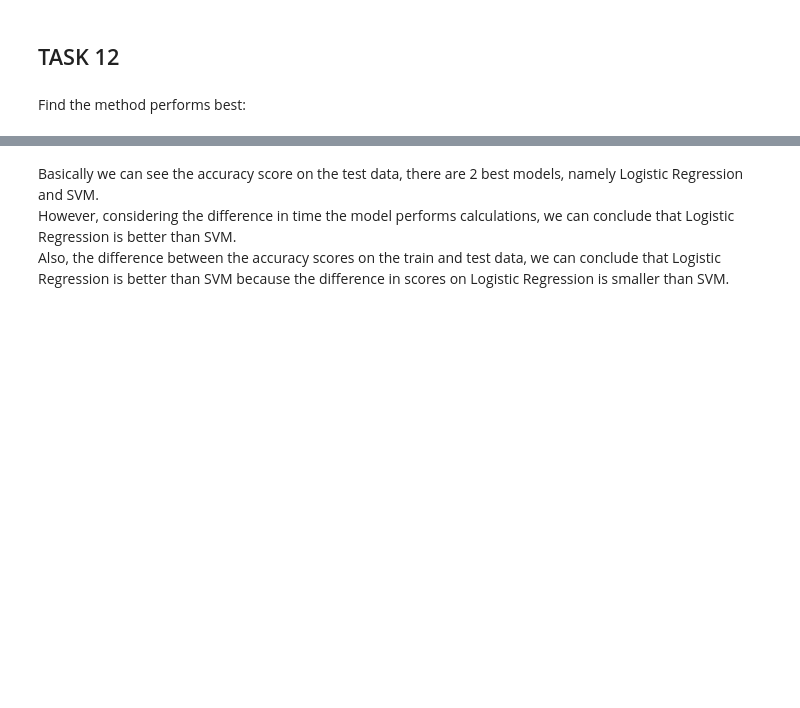
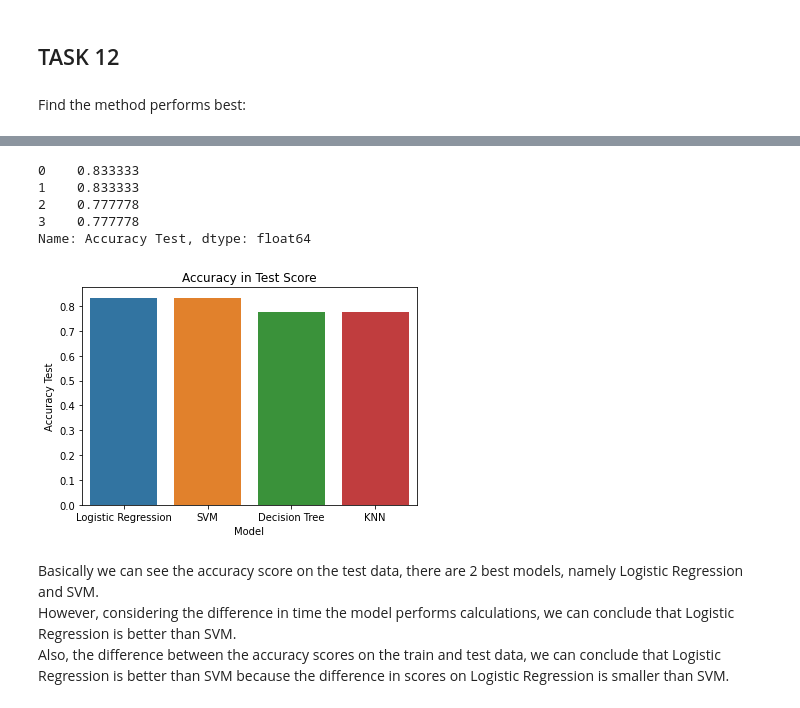
Before and after one commit to W1lly-Wonka/IBM-Data-Science-Certification, a Jupyter notebook: SpaceX_Machine_Learning_Prediction_Part_5.ipynb, the cells around one changed output, grey strips where cells are left out. Saved outputs shown, nothing was run; the diff lists cells and outputs as text; code cells hidden in the pictures; blank space fills up the shorter version.

```diff
--- a/SpaceX_Machine_Learning_Prediction_Part_5.ipynb
+++ b/SpaceX_Machine_Learning_Prediction_Part_5.ipynb
@@ -402,4 +402,18 @@ df_score
 | 3 | KNN | 0.864286 | 0.777778 |
+# %%
+df_score['Accuracy Test']
+# %% [output]
+0    0.833333
+1    0.833333
+2    0.777778
+3    0.777778
+Name: Accuracy Test, dtype: float64
+# %%
+sns.barplot(data=df_score, x='Model', y='Accuracy Test')
+
+plt.title('Accuracy in Test Score');
+# %% [output]
+[figure, added]
 # %% [markdown]
 Basically we can see the accuracy score on the test data, there are 2 best models, namely Logistic Regression and SVM.
 <br>However, considering the difference in time the model performs calculations, we can conclude that Logistic Regression is better than SVM.
```
Also changed, not shown: parts of 3 cells of this notebook.
